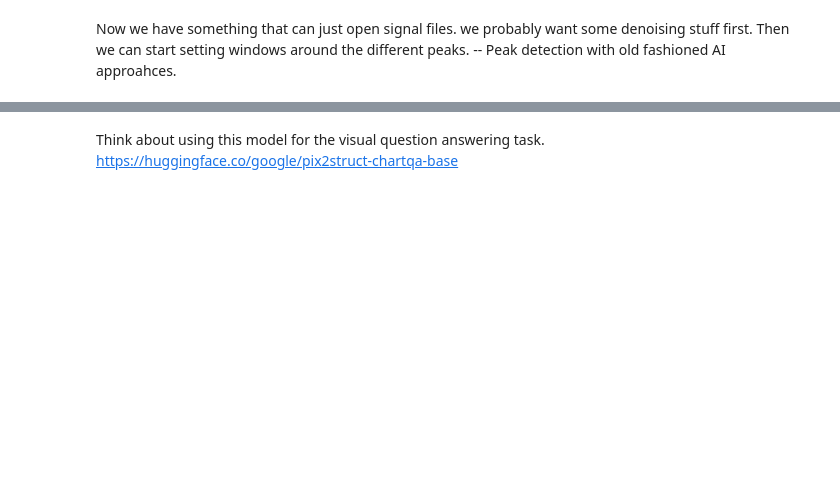
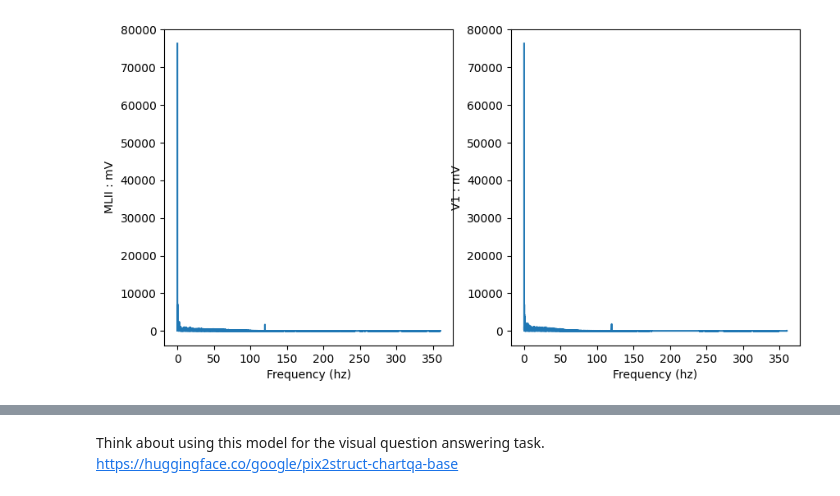
Before and after one commit to nuEGil/NotesOnTextTasks, a Jupyter notebook: CardiacSignalsStuff.ipynb, the cells around one changed output, grey strips where cells are left out. Cells and saved outputs as stored; diff of their text form; code cells hidden in the pictures; blank space fills up the shorter version.

```diff
--- a/CardiacSignalsStuff.ipynb
+++ b/CardiacSignalsStuff.ipynb
@@ -128,4 +129,25 @@ fields dictionary  {'fs': 360, 'sig_len': 650000, 'n_sig': 2, 'base_date': None,
 # %%
 plt.close()
-# %% [markdown]
-Now we have something that can just open signal files. we probably want some denoising stuff first. Then we can start setting windows around the different peaks. -- Peak detection with old fashioned AI approahces.
+# %%
+# signal to noise estimate right.
+def MagSpectPlotter(signals_, fields_):
+  signals_ = signals_ - np.mean(signals_)
+  samps = int(signals_.shape[0]/2)
+
+  spect = np.fft.fft(signals_, axis = 0,) # fast fourier transform
+  mag = np.abs(spect) # magnitude at each frequency
+  freqs = np.linspace(0, fields_['fs'], samps) # frequency axis
+
+  fig, axes = plt.subplots(1,2, figsize=(10, 5))
+  for i in range(2):
+    axes[i].plot(freqs, mag[0:samps, i])
+    axes[i].set_xlabel('Frequency (hz)')
+    # # so signame here is the lead -- the view across the heart that this signal
+    # # gives us.
+    axes[i].set_ylabel(fields_['sig_name'][i] + ' : '+fields_['units'][i])
+
+  plt.show()
+
+MagSpectPlotter(signals_, fields_)
+# %% [output]
+[figure, added]
```
Also changed, not shown: parts of 14 cells of this notebook.
